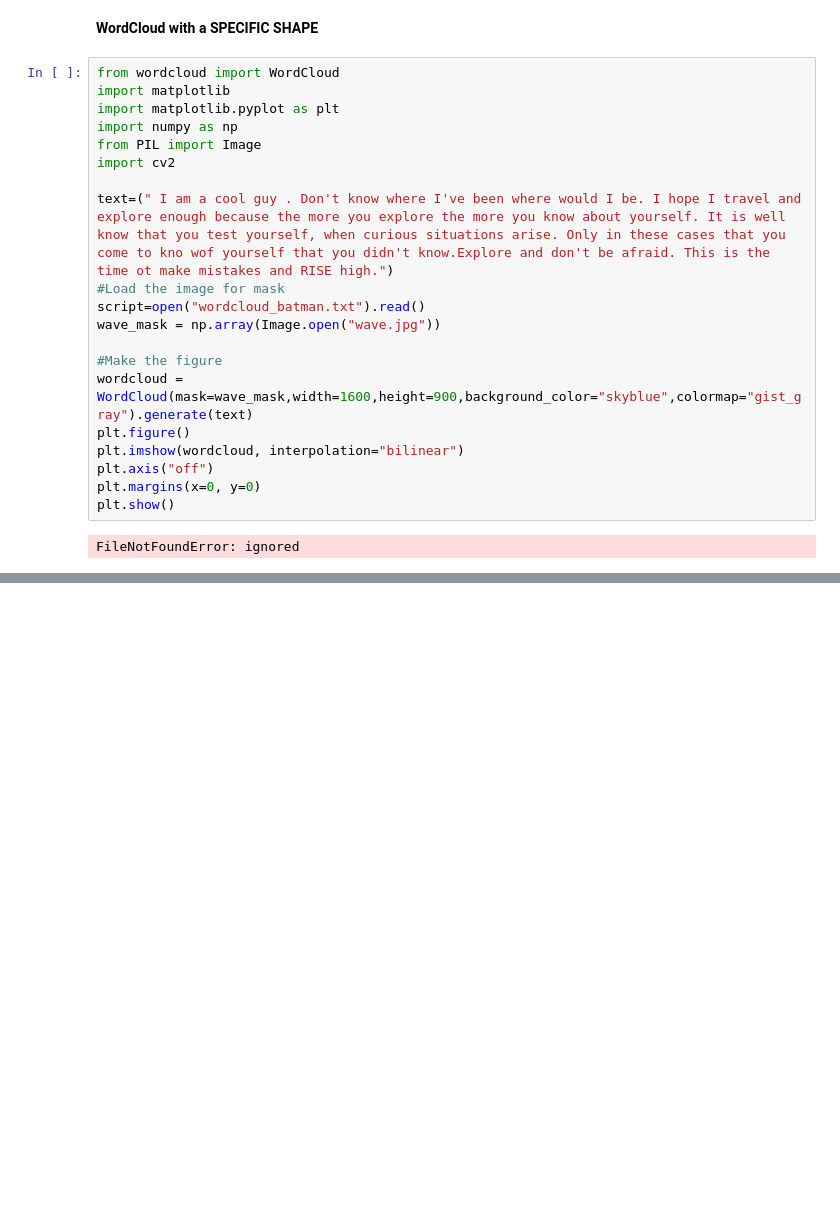
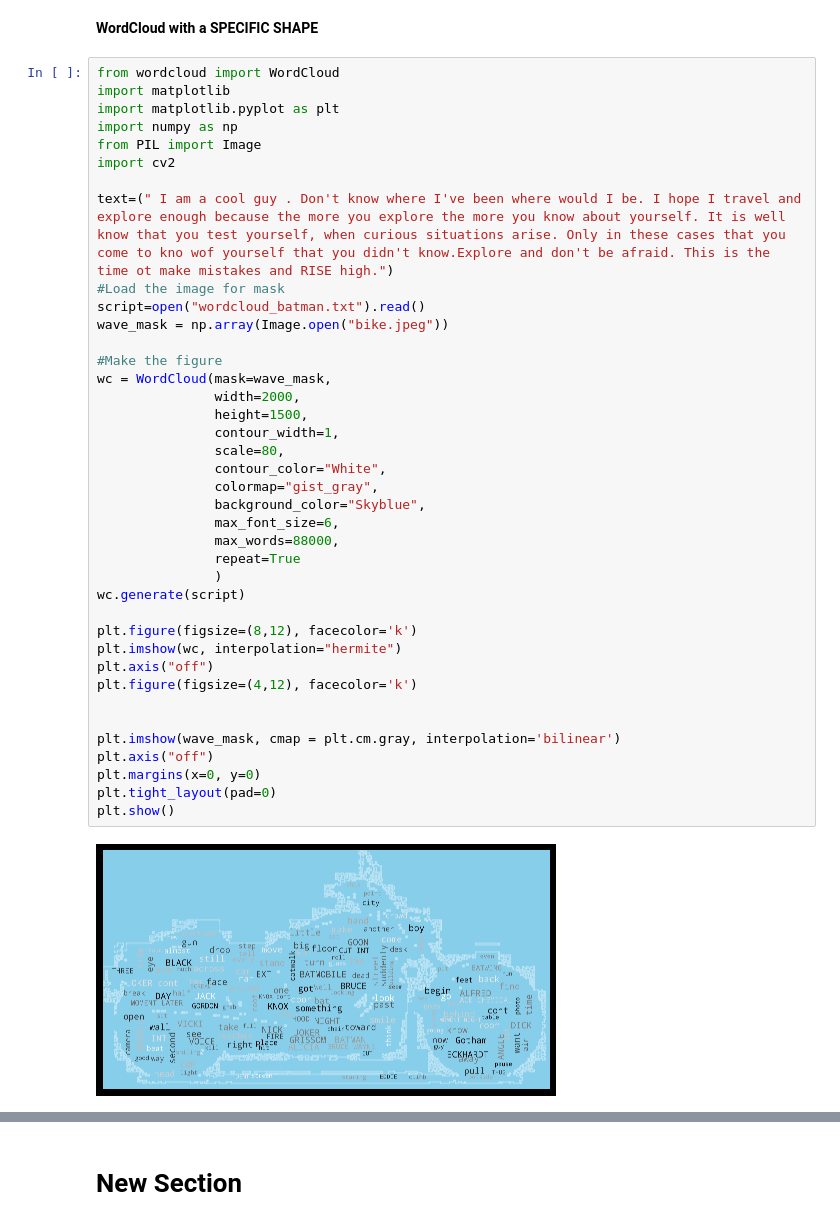
Before and after one commit to 123nishant/Google-Colab, a Jupyter notebook: WordCloud.ipynb, the cells around one changed output, grey strips where cells are left out. Saved outputs shown, nothing was run; the diff lists cells and outputs as text; blank space fills up the shorter version.

```diff
--- a/WordCloud.ipynb
+++ b/WordCloud.ipynb
@@ -62,22 +62,41 @@ plt.show()
 # %%
 from wordcloud import WordCloud
 import matplotlib
 import matplotlib.pyplot as plt
 import numpy as np
 from PIL import Image
 import cv2
 
 text=(" I am a cool guy . Don't know where I've been where would I be. I hope I travel and explore enough because the more you explore the more you know about yourself. It is well know that you test yourself, when curious situations arise. Only in these cases that you come to kno wof yourself that you didn't know.Explore and don't be afraid. This is the time ot make mistakes and RISE high.")
 #Load the image for mask
 script=open("wordcloud_batman.txt").read()
-wave_mask = np.array(Image.open("wave.jpg"))
+wave_mask = np.array(Image.open("bike.jpeg"))
 
 #Make the figure
-wordcloud = WordCloud(mask=wave_mask,width=1600,height=900,background_color="skyblue",colormap="gist_gray").generate(text)
-plt.figure()
-plt.imshow(wordcloud, interpolation="bilinear")
+wc = WordCloud(mask=wave_mask,
+               width=2000,
+               height=1500,
+               contour_width=1,
+               scale=80,
+               contour_color="White",
+               colormap="gist_gray",
+               background_color="Skyblue",
+               max_font_size=6,
+               max_words=88000,
+               repeat=True
+               )
+wc.generate(script)
+
+plt.figure(figsize=(8,12), facecolor='k')
+plt.imshow(wc, interpolation="hermite")
+plt.axis("off")
+plt.figure(figsize=(4,12), facecolor='k')
+
+
+plt.imshow(wave_mask, cmap = plt.cm.gray, interpolation='bilinear')
 plt.axis("off")
 plt.margins(x=0, y=0)
+plt.tight_layout(pad=0)
 plt.show()
 # %% [output]
-FileNotFoundError: ignored
+[figure, added]
@@ -83,0 +104,2 @@ FileNotFoundError: ignored
+# %% [markdown]
+# New Section
```
Also changed, not shown: parts of 1 cell of this notebook.
